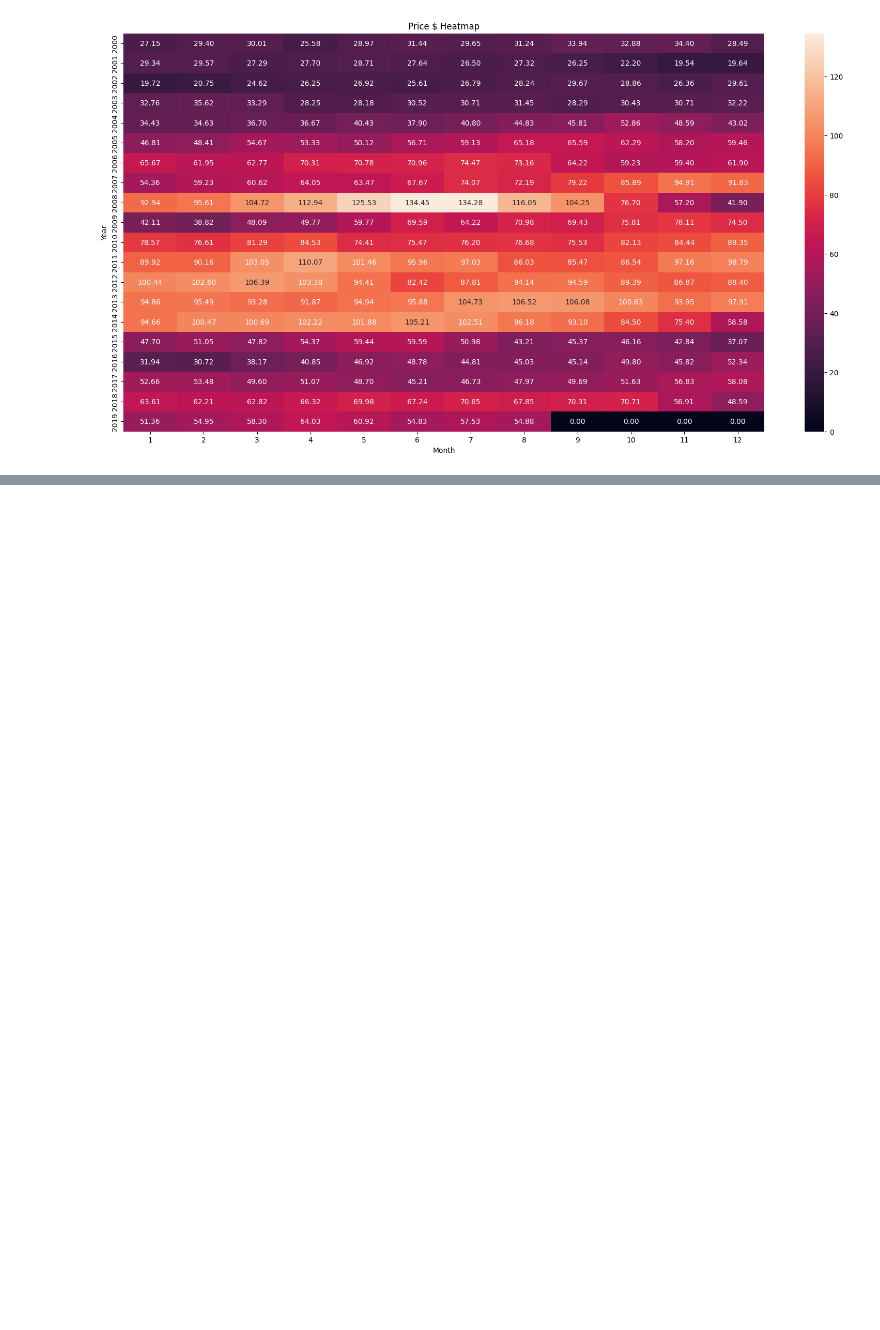
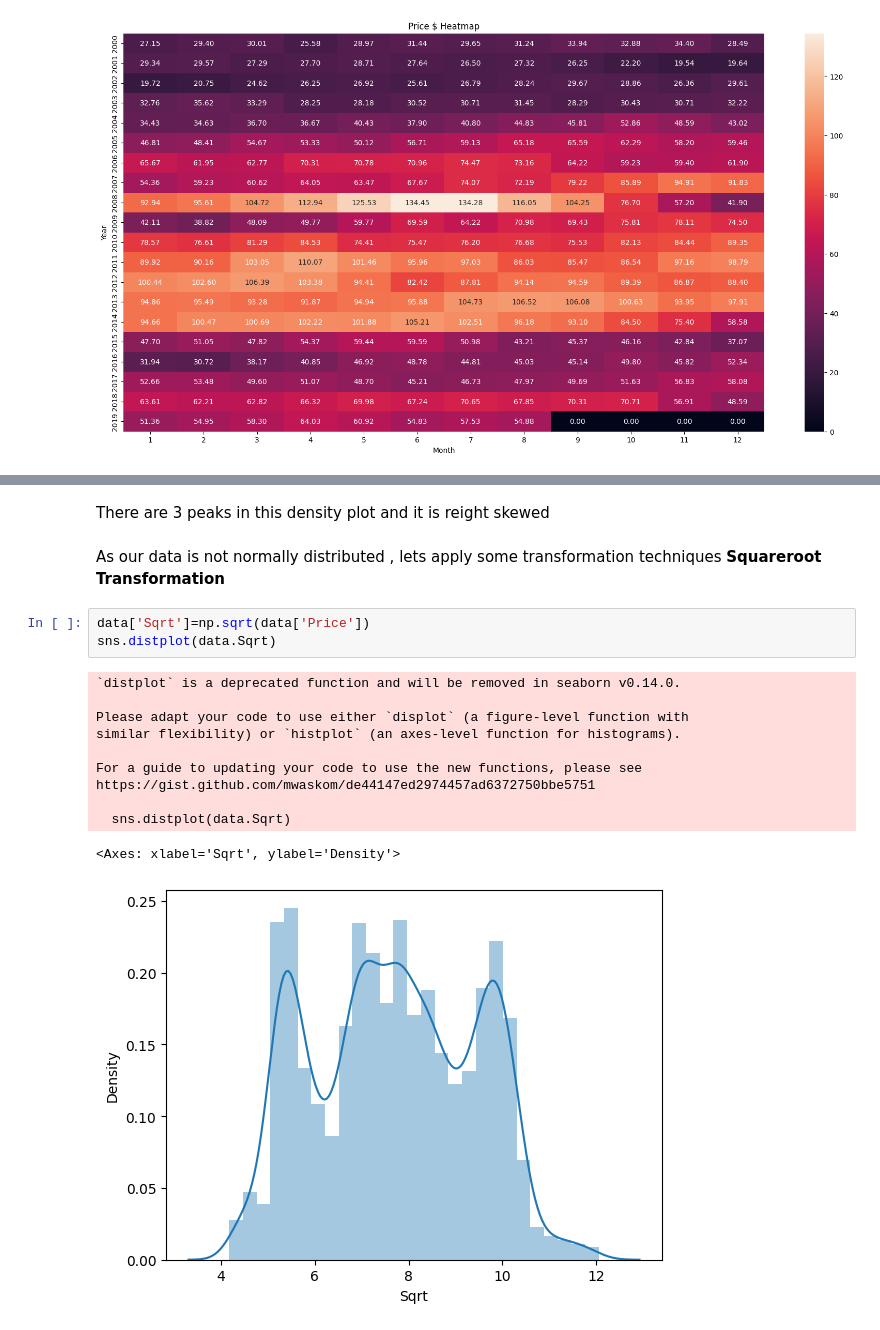
Before and after one commit to chethandvg/crude-oil-prediction, a Jupyter notebook: src/crude_oil_prediction.ipynb, the cells around one changed output, grey strips where cells are left out. Drawn from its saved outputs; the diff is of its cells as text; blank space fills up the shorter version.

```diff
--- a/src/crude_oil_prediction.ipynb
+++ b/src/crude_oil_prediction.ipynb
@@ -337,0 +351,19 @@ Observations:
+# %% [markdown]
+There are 3 peaks in this density plot and it is reight skewed
+# %% [markdown]
+As our data is not normally distributed , lets apply some transformation techniques **Squareroot Transformation**
+# %%
+data['Sqrt']=np.sqrt(data['Price'])
+sns.distplot(data.Sqrt)
+# %% [output]
+`distplot` is a deprecated function and will be removed in seaborn v0.14.0.
+
+Please adapt your code to use either `displot` (a figure-level function with
+similar flexibility) or `histplot` (an axes-level function for histograms).
+
+For a guide to updating your code to use the new functions, please see
+https://gist.github.com/mwaskom/de44147ed2974457ad6372750bbe5751
+
+  sns.distplot(data.Sqrt)
+<Axes: xlabel='Sqrt', ylabel='Density'>
+[figure, added]
```
Also changed, not shown: parts of 30 cells of this notebook.
